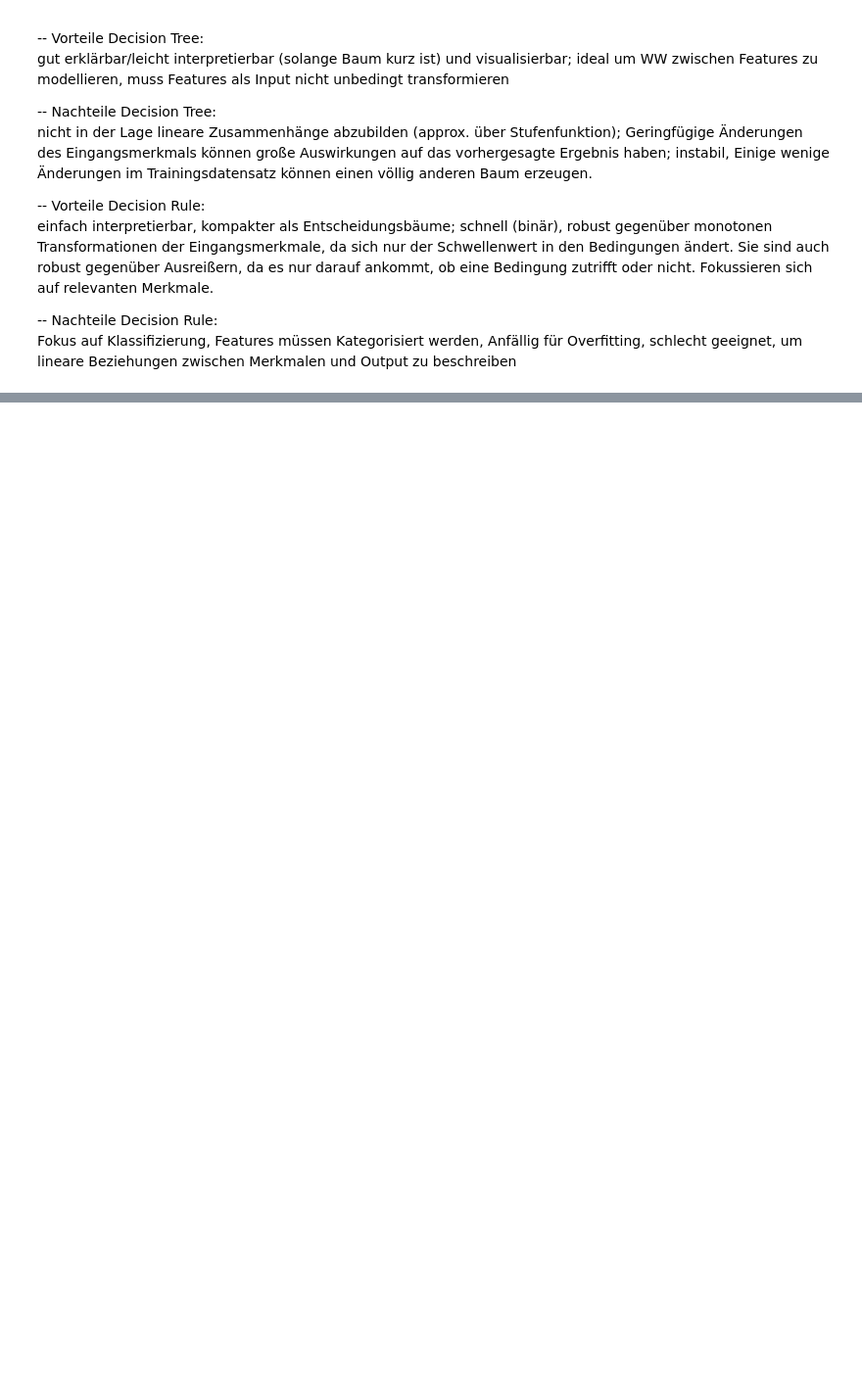
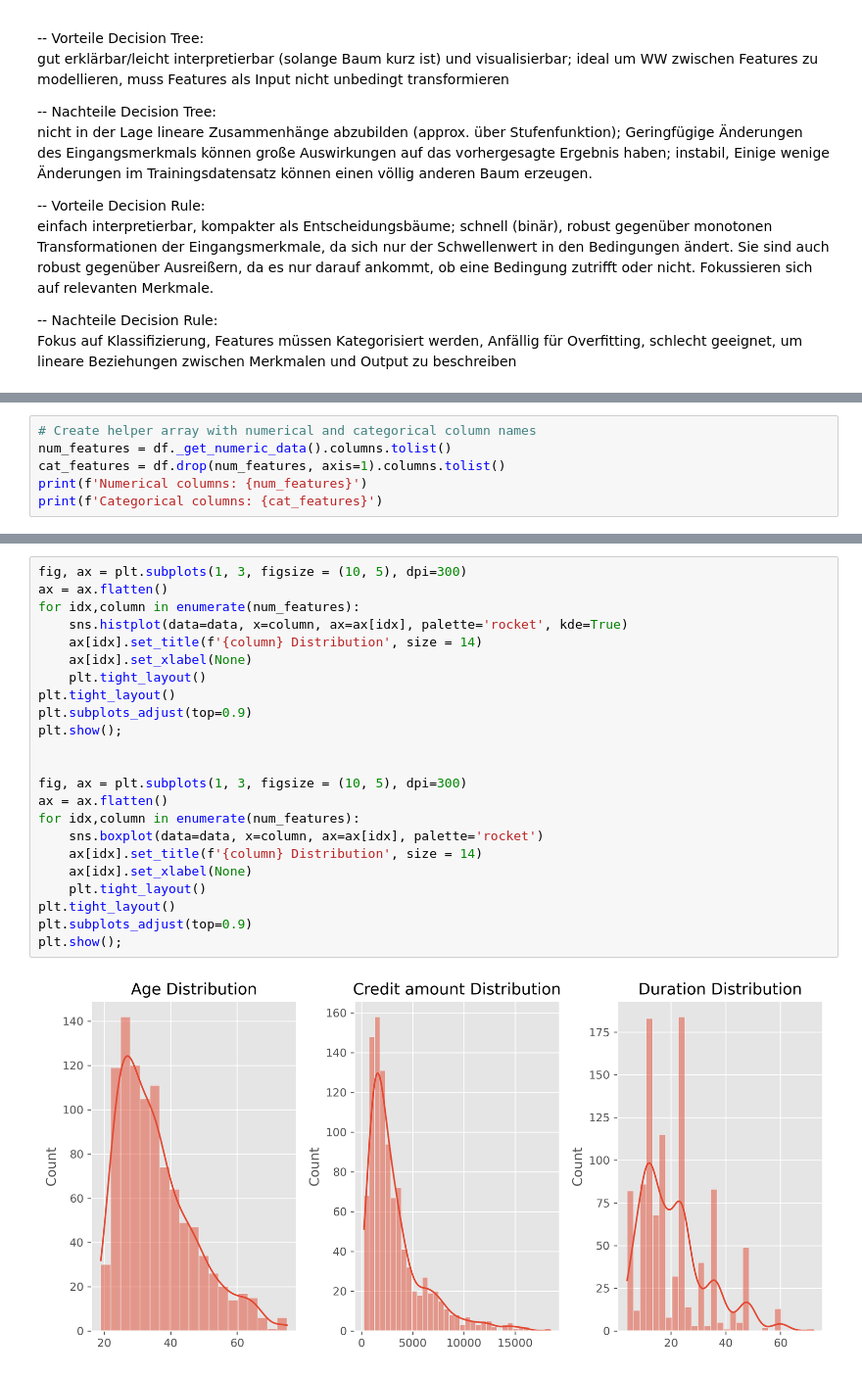
Before and after one commit to RIVACON/RiVaPy, a Jupyter notebook: notebooks/credit/creditdefault_KI.ipynb, the cells around one changed output, grey strips where cells are left out. Shown at 98% size. Drawn from its saved outputs; the diff is of its cells as text; blank space fills up the shorter version.

```diff
--- a/notebooks/credit/creditdefault_KI.ipynb
+++ b/notebooks/credit/creditdefault_KI.ipynb
@@ -80,0 +168,6 @@ Fokus auf Klassifizierung, Features müssen Kategorisiert werden, Anfällig für
+# %%
+# Create helper array with numerical and categorical column names
+num_features = df._get_numeric_data().columns.tolist()
+cat_features = df.drop(num_features, axis=1).columns.tolist()
+print(f'Numerical columns: {num_features}')
+print(f'Categorical columns: {cat_features}')
@@ -80,0 +213,25 @@ Fokus auf Klassifizierung, Features müssen Kategorisiert werden, Anfällig für
+# %%
+fig, ax = plt.subplots(1, 3, figsize = (10, 5), dpi=300)
+ax = ax.flatten()
+for idx,column in enumerate(num_features):
+    sns.histplot(data=data, x=column, ax=ax[idx], palette='rocket', kde=True)
+    ax[idx].set_title(f'{column} Distribution', size = 14)
+    ax[idx].set_xlabel(None)
+    plt.tight_layout()
+plt.tight_layout()
+plt.subplots_adjust(top=0.9)
+plt.show();
+
+
+fig, ax = plt.subplots(1, 3, figsize = (10, 5), dpi=300)
+ax = ax.flatten()
+for idx,column in enumerate(num_features):
+    sns.boxplot(data=data, x=column, ax=ax[idx], palette='rocket')
+    ax[idx].set_title(f'{column} Distribution', size = 14)
+    ax[idx].set_xlabel(None)
+    plt.tight_layout()
+plt.tight_layout()
+plt.subplots_adjust(top=0.9)
+plt.show();
+# %% [output]
+[figure, added]
```
Also changed, not shown: parts of 24 cells of this notebook.
